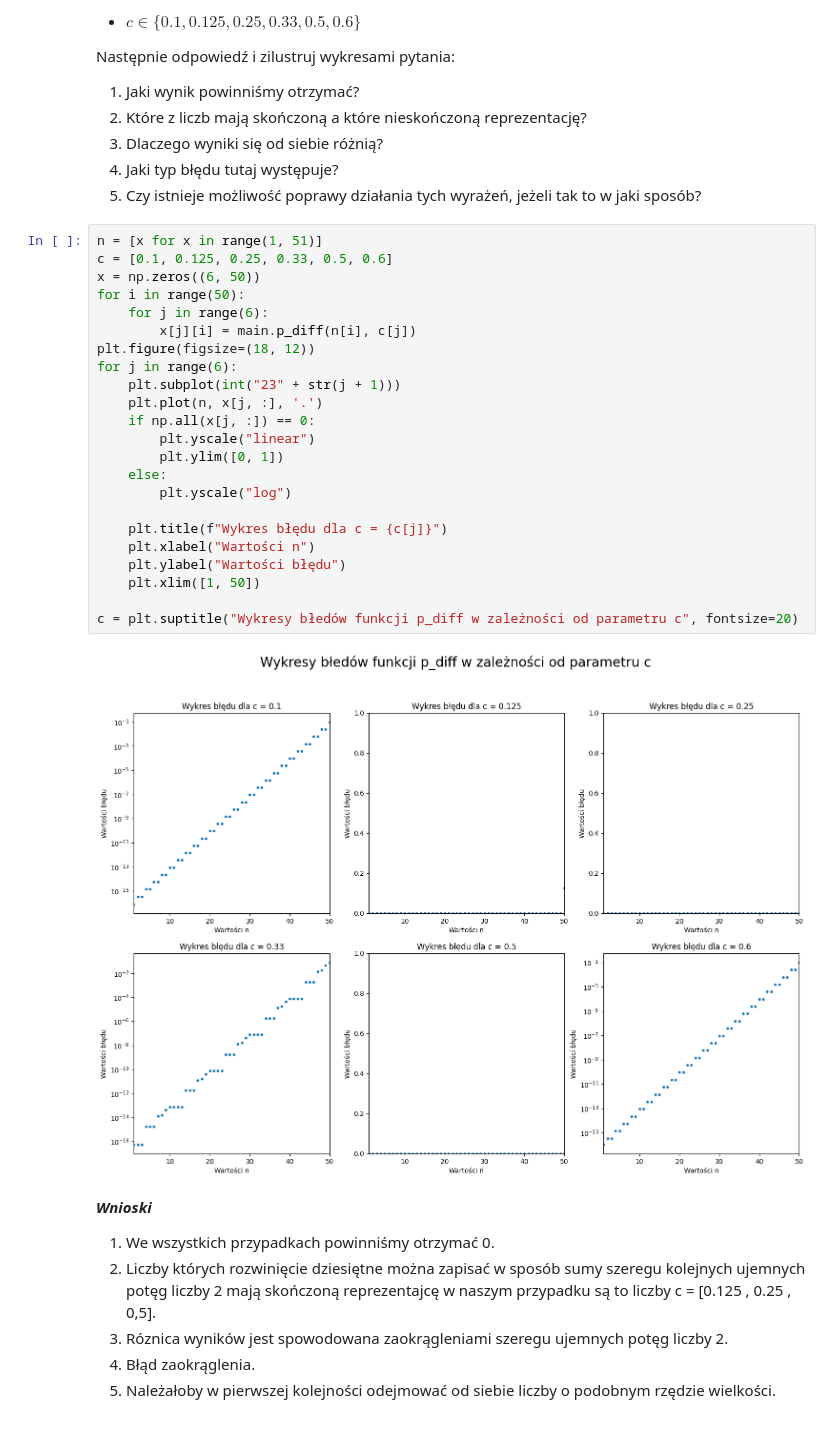
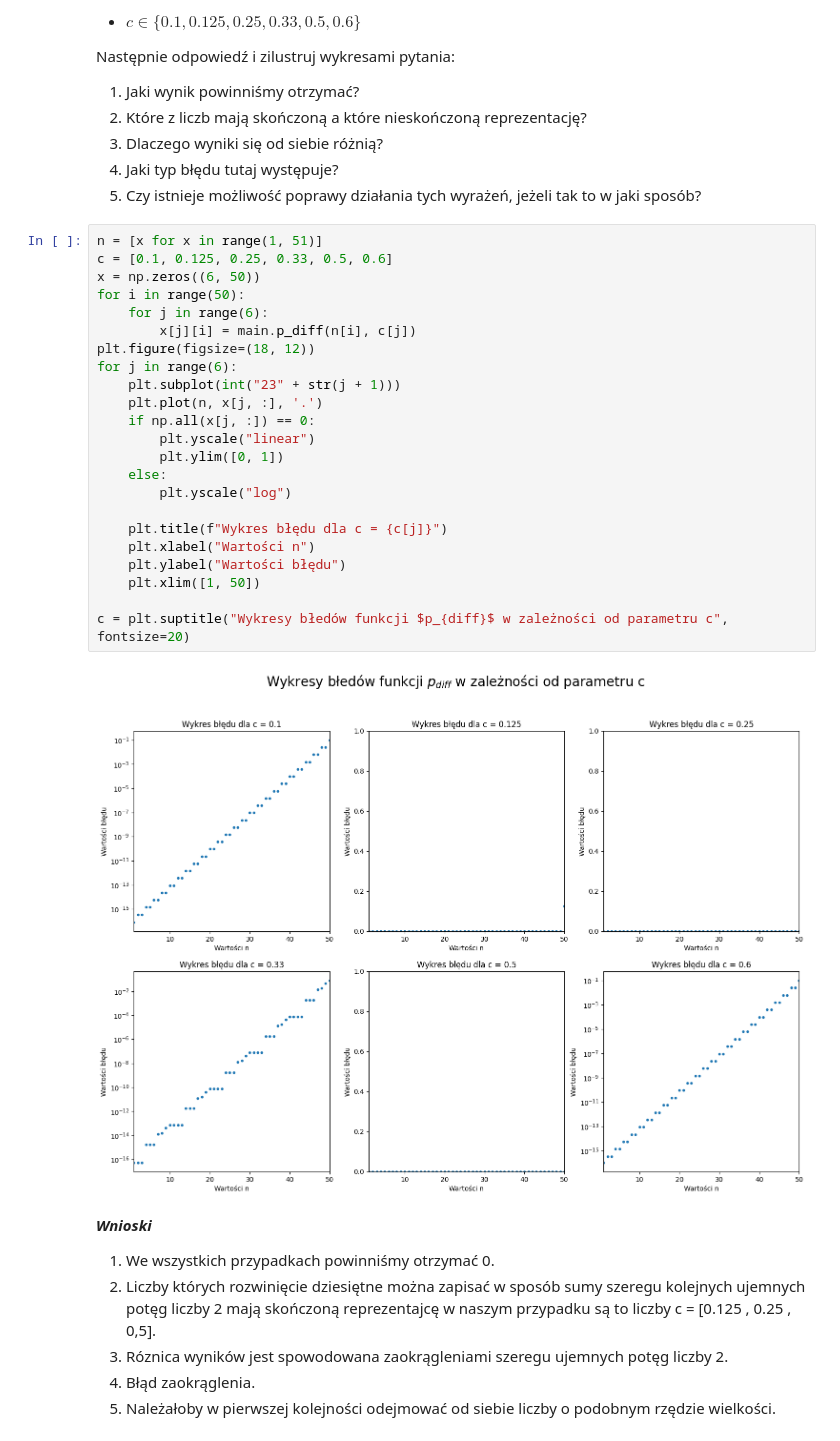
Before and after one commit to lukaszfilo-agh/Numerical-methods, a Jupyter notebook: LAB03/sprawozdanie.ipynb, the cells around one changed output. Cells and saved outputs as stored; diff of their text form.

```diff
--- a/LAB03/sprawozdanie.ipynb
+++ b/LAB03/sprawozdanie.ipynb
@@ -66,28 +66,28 @@ Następnie odpowiedź i zilustruj wykresami pytania:
 # %%
 n = [x for x in range(1, 51)]
 c = [0.1, 0.125, 0.25, 0.33, 0.5, 0.6]
 x = np.zeros((6, 50))
 for i in range(50):
     for j in range(6):
         x[j][i] = main.p_diff(n[i], c[j])
 plt.figure(figsize=(18, 12))
 for j in range(6):
     plt.subplot(int("23" + str(j + 1)))
     plt.plot(n, x[j, :], '.')
     if np.all(x[j, :]) == 0:
         plt.yscale("linear")
         plt.ylim([0, 1])
     else:
         plt.yscale("log")
 
     plt.title(f"Wykres błędu dla c = {c[j]}")
     plt.xlabel("Wartości n")
     plt.ylabel("Wartości błędu")
     plt.xlim([1, 50])
 
-c = plt.suptitle("Wykresy błedów funkcji p_diff w zależności od parametru c", fontsize=20)
+c = plt.suptitle("Wykresy błedów funkcji $p_{diff}$ w zależności od parametru c", fontsize=20)
 # %% [output]
-[figure, old version]
+[figure, new version]
 # %% [markdown]
 ***Wnioski***
 1. We wszystkich przypadkach powinniśmy otrzymać 0.
```
Also changed, not shown: parts of 2 cells of this notebook, 7 other files.
